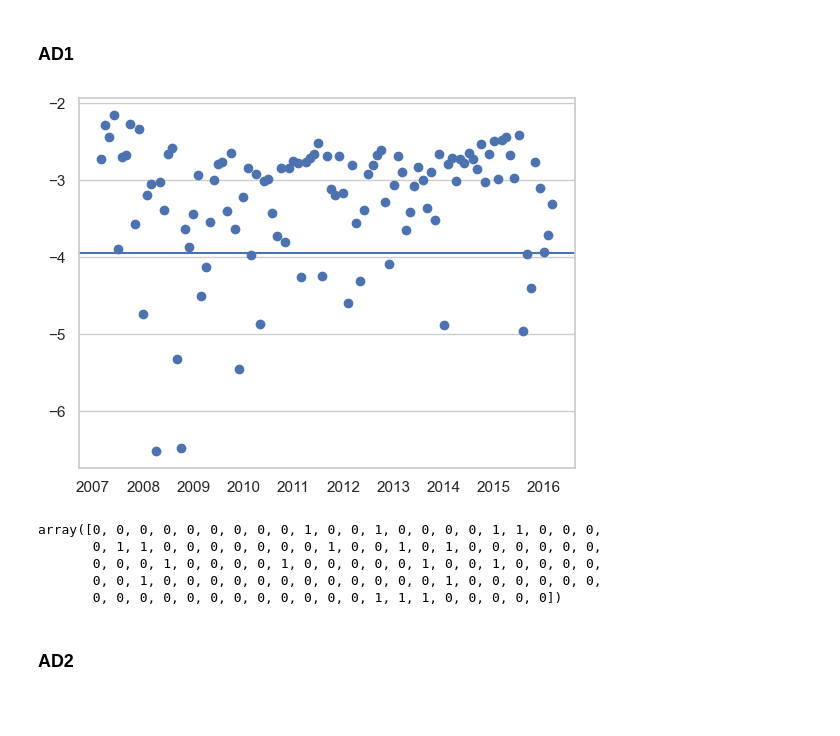
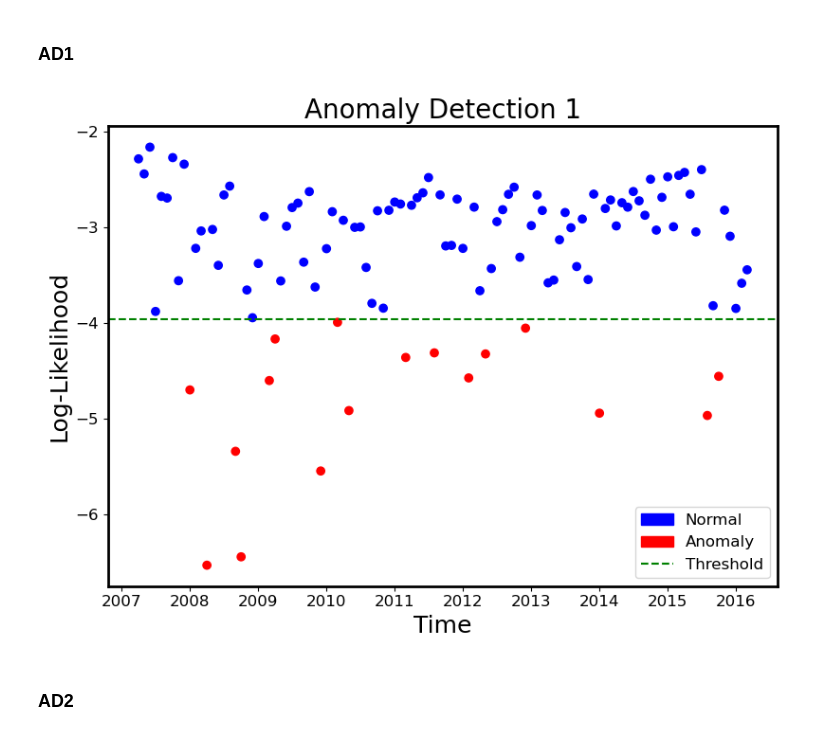
Before and after one commit to zg915/PF-PortfolioStrategies, a Jupyter notebook: SMSV+EMASO.ipynb, the cells around one changed output. Saved outputs shown, nothing was run; the diff lists cells and outputs as text; code cells hidden in the pictures; blank space fills up the shorter version.

```diff
--- a/SMSV+EMASO.ipynb
+++ b/SMSV+EMASO.ipynb
@@ -162,20 +170,48 @@ log_likelihood = np.log(np.mean(α, axis=1))
 
 # threshold is set to be about the 5 percentile of {l(yt )}t=6,...,47, which corresponds to the second lowest value in {l(yt )}t=6,...,47.
 threshold = np.sort(log_likelihood[6:48])[1]
-
-plt.scatter(dates[47:], log_likelihood[47:])
-plt.axhline(y=threshold)
-plt.show()
 # if l(yt) takes a lower value than a predetermined threshold at time t, we regard yt as an anomaly.
 AD1 = (log_likelihood[48:] < threshold).astype(int)
-AD1
-# %% [output]
-[figure, removed]
-array([0, 0, 0, 0, 0, 0, 0, 0, 0, 1, 0, 0, 1, 0, 0, 0, 0, 1, 1, 0, 0, 0,
-       0, 1, 1, 0, 0, 0, 0, 0, 0, 0, 1, 0, 0, 1, 0, 1, 0, 0, 0, 0, 0, 0,
-       0, 0, 0, 1, 0, 0, 0, 0, 1, 0, 0, 0, 0, 0, 1, 0, 0, 1, 0, 0, 0, 0,
-       0, 0, 1, 0, 0, 0, 0, 0, 0, 0, 0, 0, 0, 0, 0, 1, 0, 0, 0, 0, 0, 0,
-       0, 0, 0, 0, 0, 0, 0, 0, 0, 0, 0, 0, 1, 1, 1, 0, 0, 0, 0, 0])
+# %%
+# Define colors based on whether each point is an anomaly
+colors = ['red' if is_anomaly else 'blue' for is_anomaly in AD1]
+# Plot log-likelihood with different colors for anomalies
+# Plot log-likelihood with different colors for anomalies
+plt.figure(figsize=(8, 6))
+plt.scatter(dates[48:], log_likelihood[48:], c=colors, label="Log-Likelihood")
+horizontal_line = plt.axhline(y=threshold, color="green", linestyle="--", label="Threshold")
+
+# Add labels, title, and legend with specified font sizes
+plt.title("Anomaly Detection 1", fontsize=20)
+plt.xlabel("Time", fontsize=18)
+plt.ylabel("Log-Likelihood", fontsize=18)
+
+# Custom legend handles for colors
+blue_patch = mpatches.Patch(color='blue', label='Normal')
+red_patch = mpatches.Patch(color='red', label='Anomaly')
+
+# Combine custom handles with the line legend
+plt.legend(handles=[blue_patch, red_patch, horizontal_line], fontsize=12)
+
+# Customize tick font sizes
+plt.xticks(fontsize=12)
+plt.yticks(fontsize=12)
+
+# Adjust layout
+plt.tight_layout()
+
+# Add a frame by customizing the spines
+for spine in plt.gca().spines.values():
+    spine.set_visible(True)  # Ensure spines are visible
+    spine.set_color("black")  # Set the color of the frame
+    spine.set_linewidth(2)  # Set the frame (spine) thickness
+# Save the figure with a transparent background (content remains opaque)
+plt.savefig("plots/Anomaly Detection 1.png", dpi=1080, transparent=True)
+
+# Show the plot
+plt.show()
+# %% [output]
+[figure, added]
 # %% [markdown]
 ### AD2
 # %%
```
Also changed, not shown: parts of 8 cells of this notebook, 37 other files.
